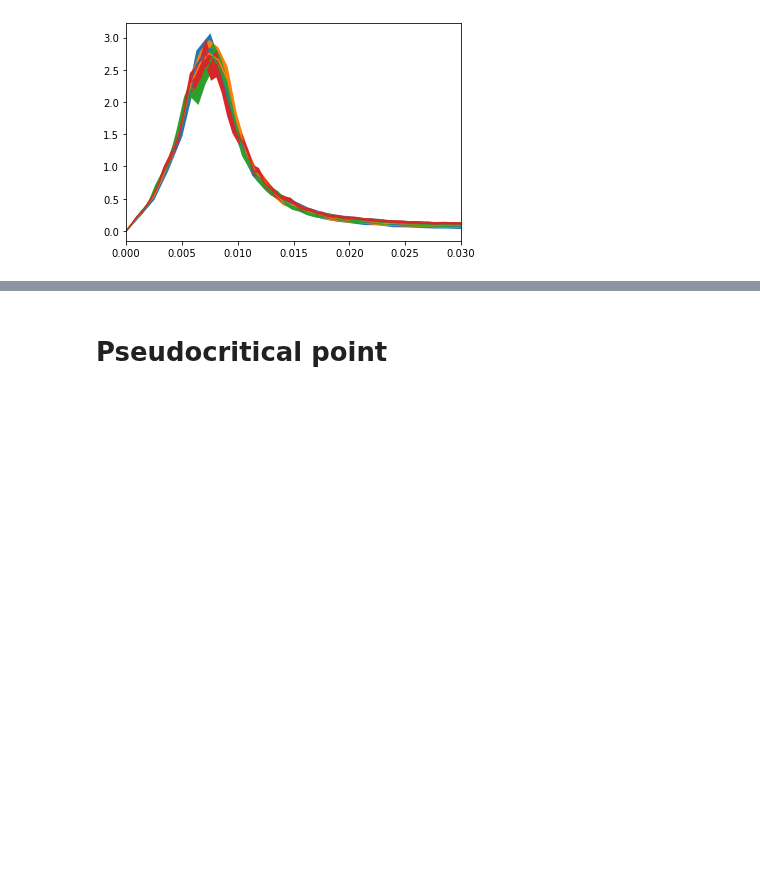
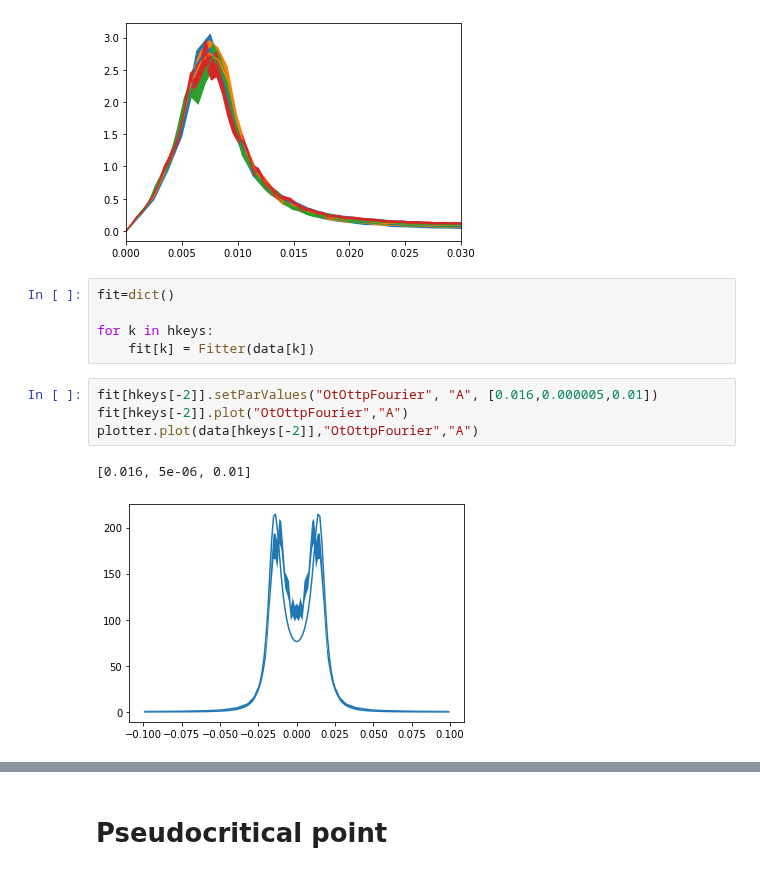
Before and after one commit to jannisgebbo/langevinA, a Jupyter notebook: jupyter_notebooks/superpaper3.ipynb, the cells around one changed output, grey strips where cells are left out. Saved outputs shown, nothing was run; the diff lists cells and outputs as text; blank space fills up the shorter version.

Commit message:
Wrote a new fitter based on Eduardo's. Will be easier to streamline the analysis and to incorporate the static corr at the same level.

```diff
--- a/jupyter_notebooks/superpaper3.ipynb
+++ b/jupyter_notebooks/superpaper3.ipynb
@@ -99,3 +102,15 @@ plt.xlim([0,0.03])
 [figure]
 [figure]
 [figure]
+# %%
+fit=dict()
+
+for k in hkeys:
+    fit[k] = Fitter(data[k])
+# %%
+fit[hkeys[-2]].setParValues("OtOttpFourier", "A", [0.016,0.000005,0.01])
+fit[hkeys[-2]].plot("OtOttpFourier","A")
+plotter.plot(data[hkeys[-2]],"OtOttpFourier","A")
+# %% [output]
+[0.016, 5e-06, 0.01]
+[figure, added]
```
Also changed, not shown: parts of 5 cells of this notebook, 4 other files.
